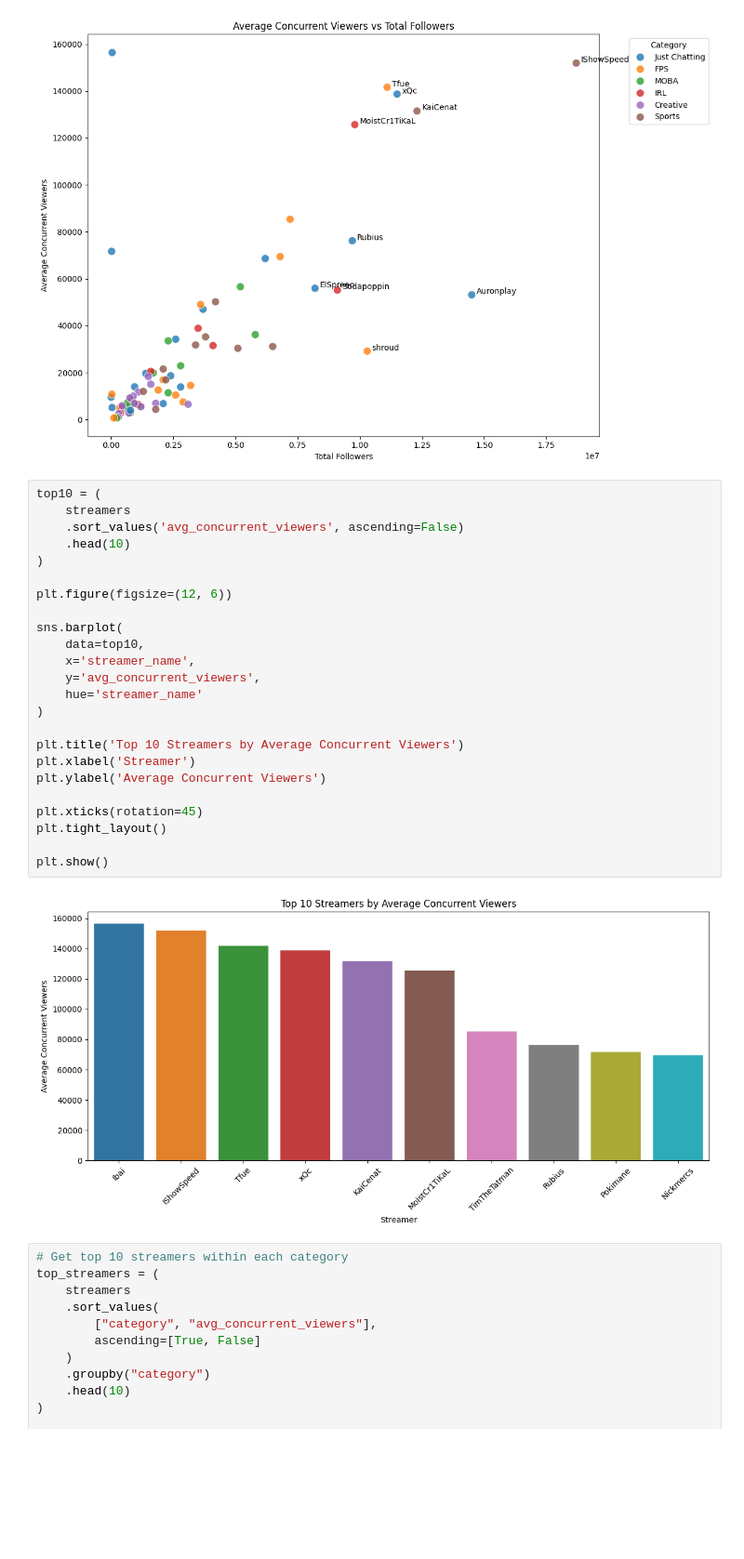
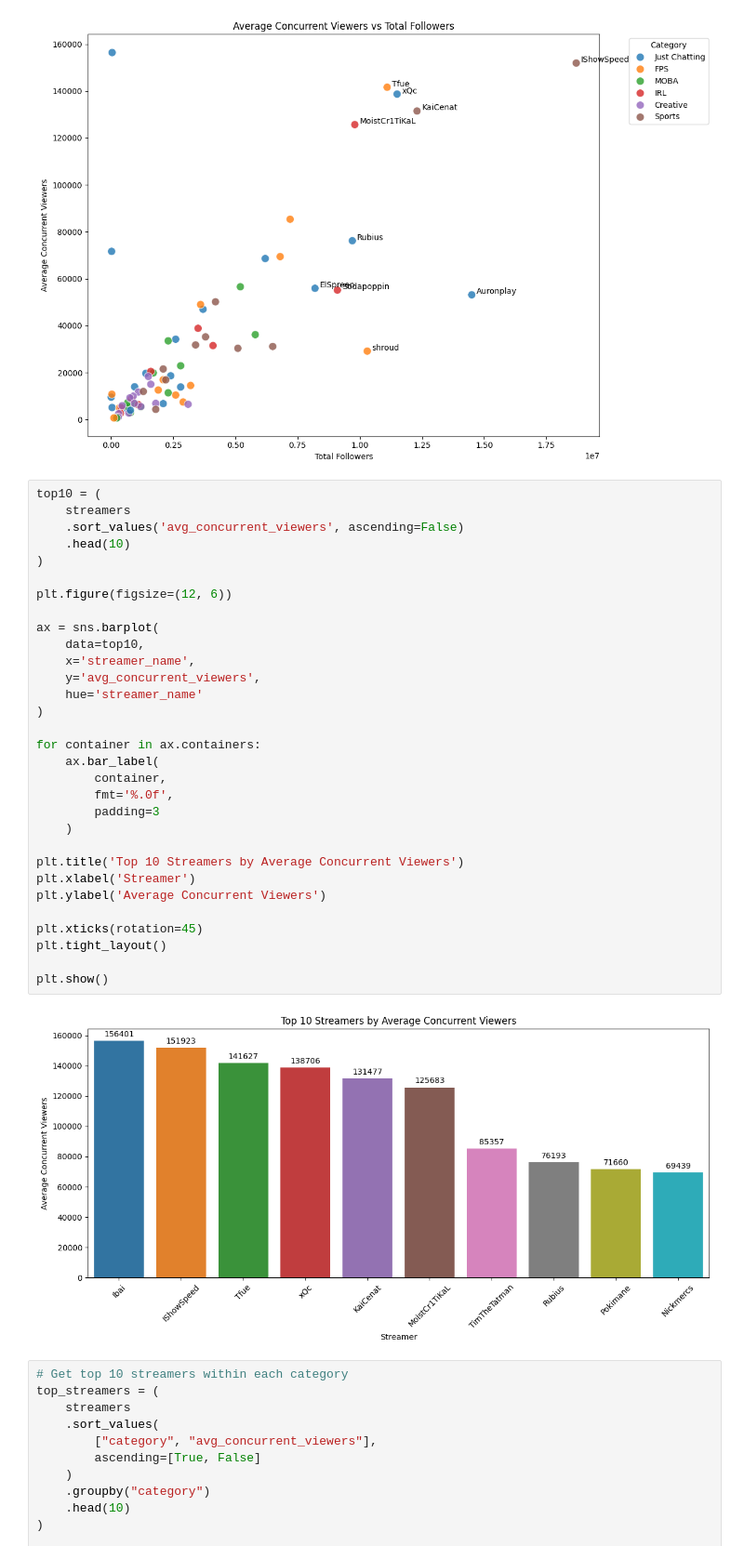
Before and after one commit to zlwym/Assignment01_IAT461, a Jupyter notebook: IAT461-Assignment01-Scaffold.ipynb, the cells around one changed output. Shown at 93% size. Saved outputs shown, nothing was run; the diff lists cells and outputs as text; blank space fills up the shorter version.

```diff
--- a/IAT461-Assignment01-Scaffold.ipynb
+++ b/IAT461-Assignment01-Scaffold.ipynb
@@ -1143,29 +1143,36 @@ plt.show()
 # %%
 top10 = (
     streamers
     .sort_values('avg_concurrent_viewers', ascending=False)
     .head(10)
 )
 
 plt.figure(figsize=(12, 6))
 
-sns.barplot(
+ax = sns.barplot(
     data=top10,
     x='streamer_name',
     y='avg_concurrent_viewers',
     hue='streamer_name'
 )
+
+for container in ax.containers:
+    ax.bar_label(
+        container,
+        fmt='%.0f',
+        padding=3
+    )
 
 plt.title('Top 10 Streamers by Average Concurrent Viewers')
 plt.xlabel('Streamer')
 plt.ylabel('Average Concurrent Viewers')
 
 plt.xticks(rotation=45)
 plt.tight_layout()
 
 plt.show()
 # %% [output]
-[figure, old version]
+[figure, new version]
 # %%
 # Get top 10 streamers within each category
 top_streamers = (
```
Also changed, not shown: parts of 5 cells of this notebook.
